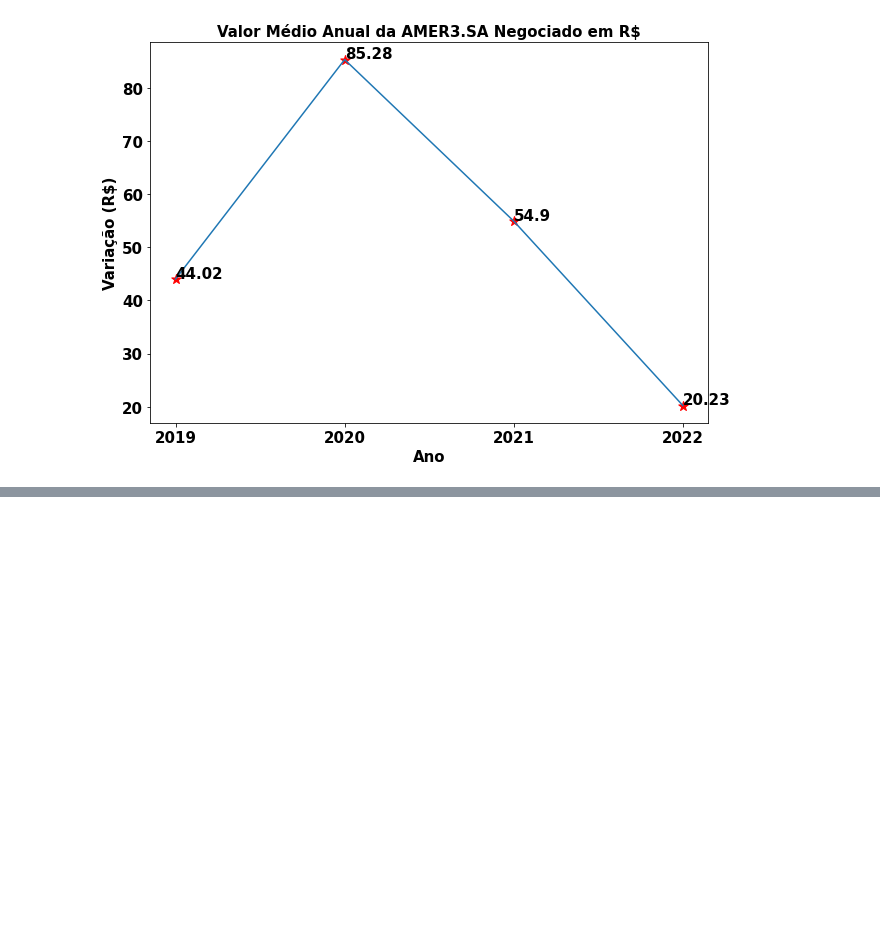
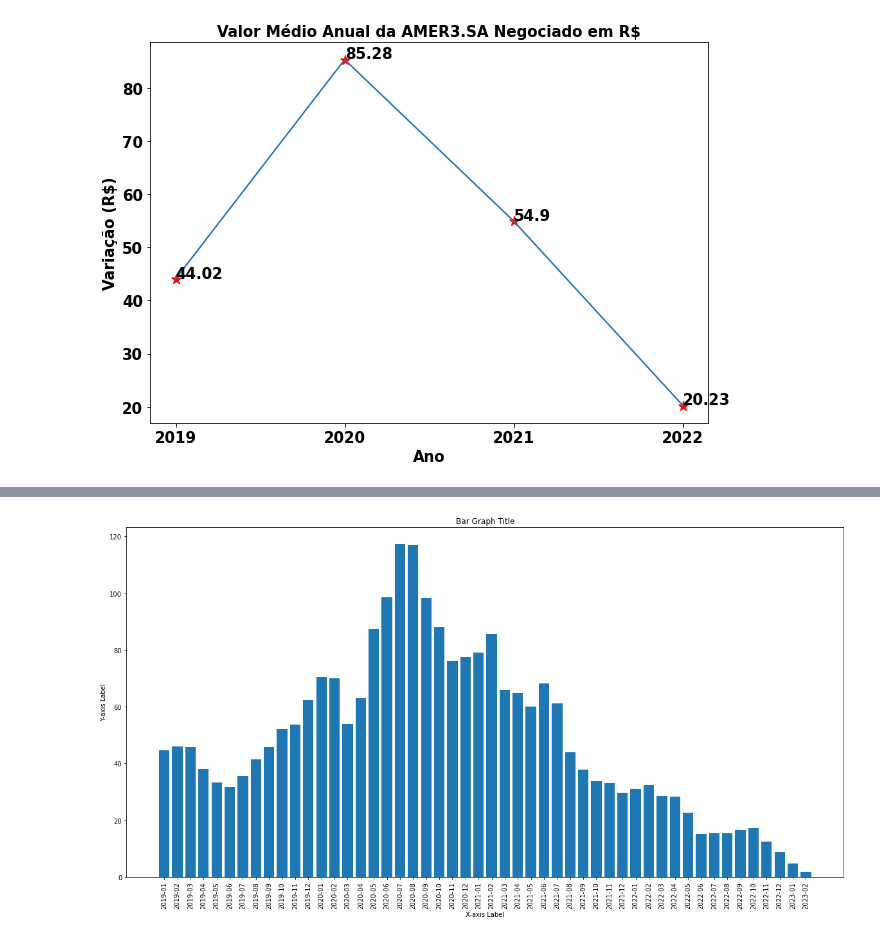
Before and after one commit to dbaassists/Python, a Jupyter notebook: MercadoFinanceiro/Python_Analisando_Mercado_Financeiro_AMER3.SA.ipynb, the cells around one changed output, grey strips where cells are left out. Cells and saved outputs as stored; diff of their text form; code cells hidden in the pictures; blank space fills up the shorter version.

```diff
--- a/MercadoFinanceiro/Python_Analisando_Mercado_Financeiro_AMER3.SA.ipynb
+++ b/MercadoFinanceiro/Python_Analisando_Mercado_Financeiro_AMER3.SA.ipynb
@@ -186,0 +187,16 @@ plt.show()
+# %%
+
+import matplotlib.pyplot as plt
+
+x = df3['AnoMes']
+y = df3['VlrMedio']
+
+fig, ax = plt.subplots(figsize=(20,10))
+ax.bar(x, y)
+ax.set_xlabel('X-axis Label')
+ax.set_ylabel('Y-axis Label')
+ax.set_title('Bar Graph Title')
+plt.xticks(rotation=90)
+plt.show()
+# %% [output]
+[figure, added]
```
Also changed, not shown: parts of 11 cells of this notebook.
